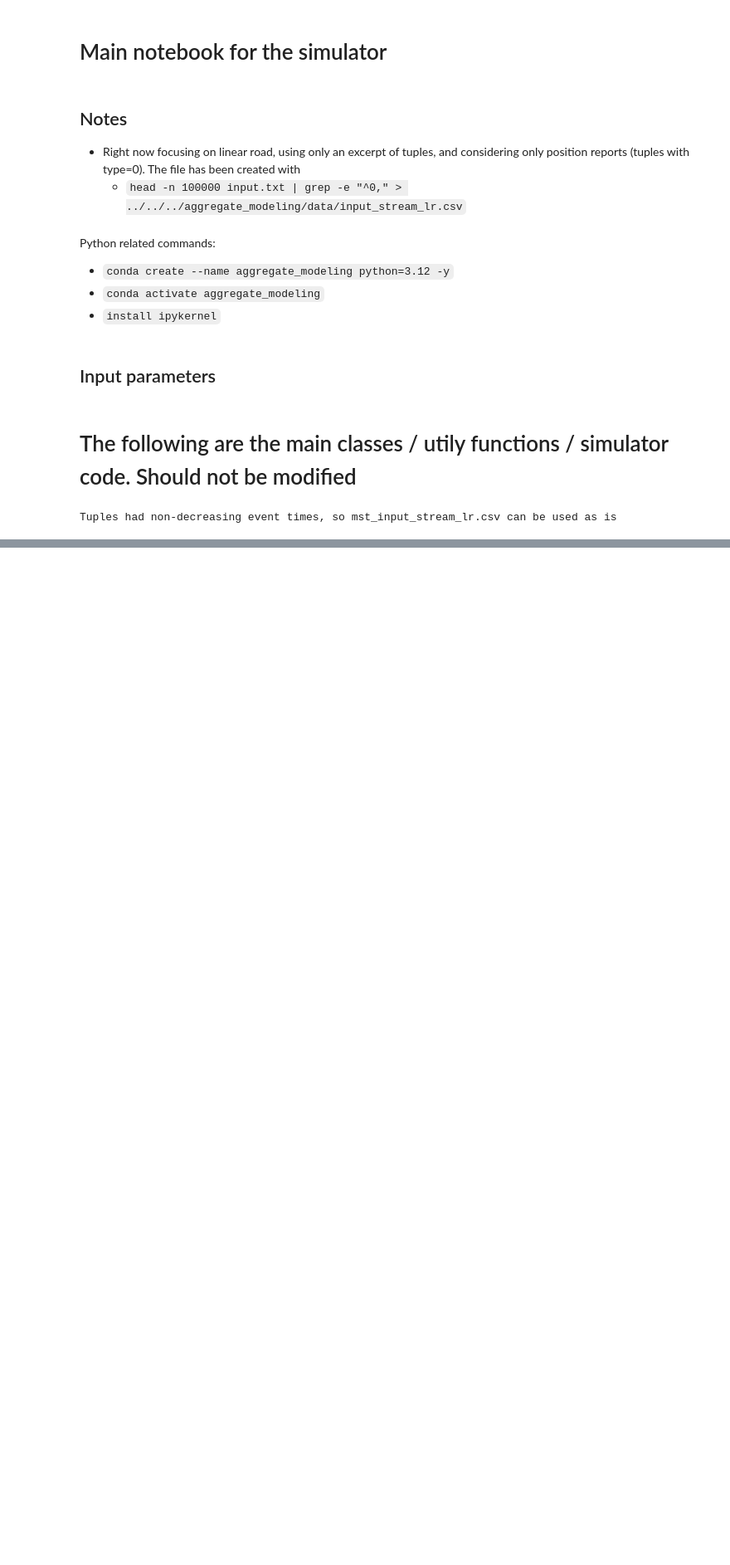
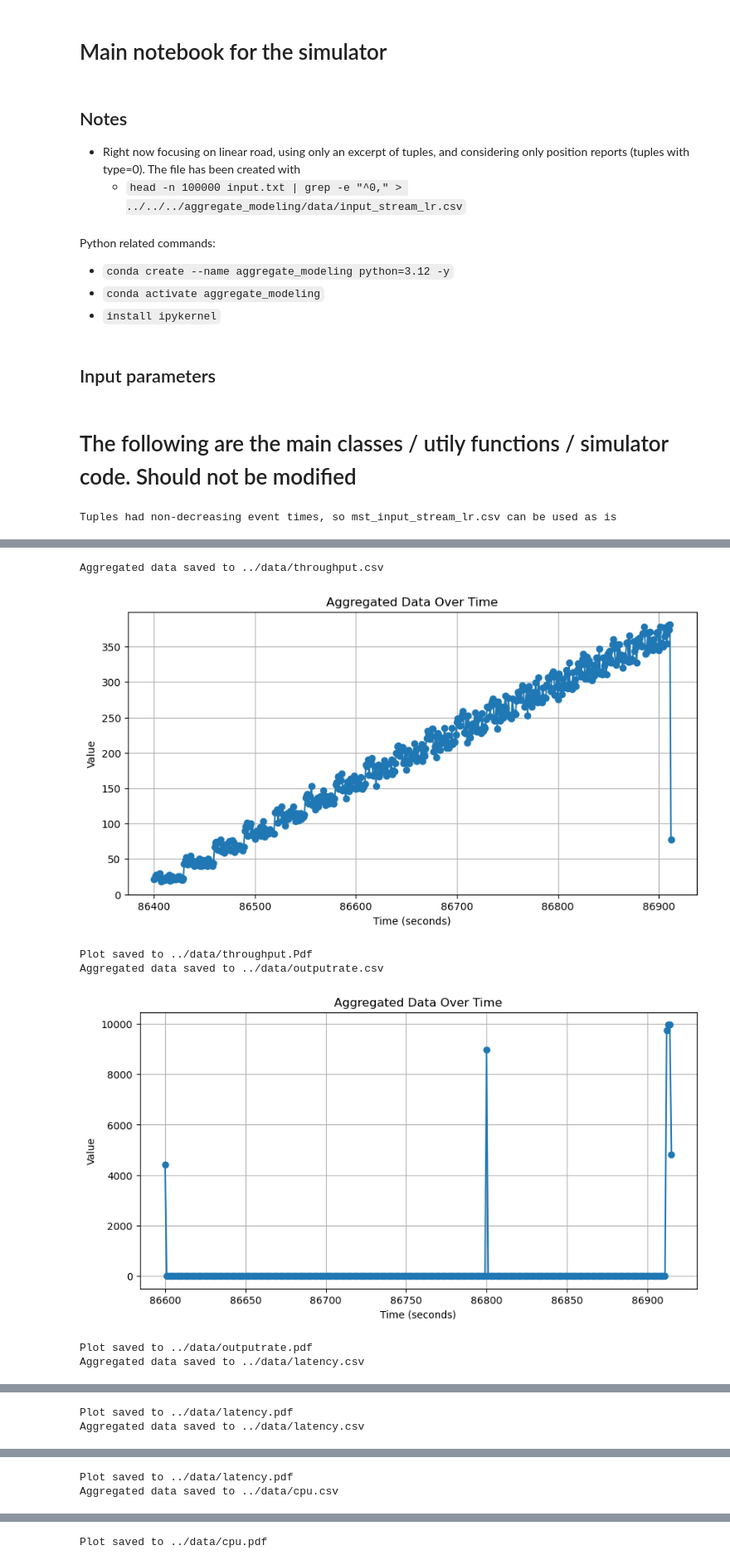
Before and after one commit to vincenzo-gulisano/aggregate_modeling, a Jupyter notebook: jupyter_notebooks/simulator.ipynb, the cells around one changed output, grey strips where cells are left out. Shown at 83% size. Drawn from its saved outputs; the diff is of its cells as text; code cells hidden in the pictures; blank space fills up the shorter version.

```diff
--- a/jupyter_notebooks/simulator.ipynb
+++ b/jupyter_notebooks/simulator.ipynb
@@ -21,9 +21,21 @@ event_output_mapping =  '../data/event_output_lr.csv'
 WA = 200 * 1000
 WS = 600 * 1000
 
-throughput_fig = '../data/throughput.png'
-outputrate_fig = '../data/outputrate.png'
-latency_fig = '../data/latency.png'
+throughput_csv = '../data/throughput.csv'
+throughput_fig = '../data/throughput.Pdf'
+throughput_lambda = lambda x: x  # Leave throughput as is
+
+outputrate_csv = '../data/outputrate.csv'
+outputrate_fig = '../data/outputrate.pdf'
+outputrate_lambda = lambda x: x  # Leave output rate as is
+
+latency_csv = '../data/latency.csv'
+latency_fig = '../data/latency.pdf'
+latency_lambda = lambda x: x/1000  # Latency in seconds
+
+cpu_csv = '../data/cpu.csv'
+cpu_fig = '../data/cpu.pdf'
+cpu_lambda = lambda x: x/1000  # Fraction of second
 
 # Set to true if you also want to write input/event and event/output mappings. Mostly for debugging
 write_mappings = True
@@ -309,0 +345,19 @@ Plot saved to ../data/latency.png
+# %%
+aggregate_to_csv(mst_input_stream_file, "omega", "count", throughput_csv, value_column=None, fill_value=-1, transform_fn=throughput_lambda)
+plot_from_csv(throughput_csv, throughput_fig)
+aggregate_to_csv(mst_output_stream_file, "omega", "count", outputrate_csv, value_column=None, fill_value=-1, transform_fn=outputrate_lambda)
+plot_from_csv(outputrate_csv, outputrate_fig)
+aggregate_to_csv(mst_output_stream_file, "omega", "average", latency_csv, value_column="l", fill_value=-1, transform_fn=latency_lambda)
+plot_from_csv(latency_csv, latency_fig)
+aggregate_to_csv(mst_output_stream_file, "omega", "average", latency_csv, value_column="l", fill_value=-1, transform_fn=latency_lambda)
+plot_from_csv(latency_csv, latency_fig)
+aggregate_to_csv(mee_events_file, "omega", "sum", cpu_csv, value_column="duration", fill_value=-1, transform_fn=cpu_lambda)
+plot_from_csv(cpu_csv, cpu_fig)
+# %% [output]
+Aggregated data saved to ../data/throughput.csv
+[figure, added]
+Plot saved to ../data/throughput.Pdf
+Aggregated data saved to ../data/outputrate.csv
+[figure, added]
+Plot saved to ../data/outputrate.pdf
+Aggregated data saved to ../data/latency.csv
@@ -309,0 +365,2 @@ Plot saved to ../data/latency.png
+Plot saved to ../data/latency.pdf
+Aggregated data saved to ../data/latency.csv
@@ -309,0 +368,2 @@ Plot saved to ../data/latency.png
+Plot saved to ../data/latency.pdf
+Aggregated data saved to ../data/cpu.csv
@@ -310,3 +371,4 @@ Plot saved to ../data/latency.png
+Plot saved to ../data/cpu.pdf
 # %% [markdown]
 # Comments on the experiments
 
```
Also changed, not shown: parts of 6 cells of this notebook.
